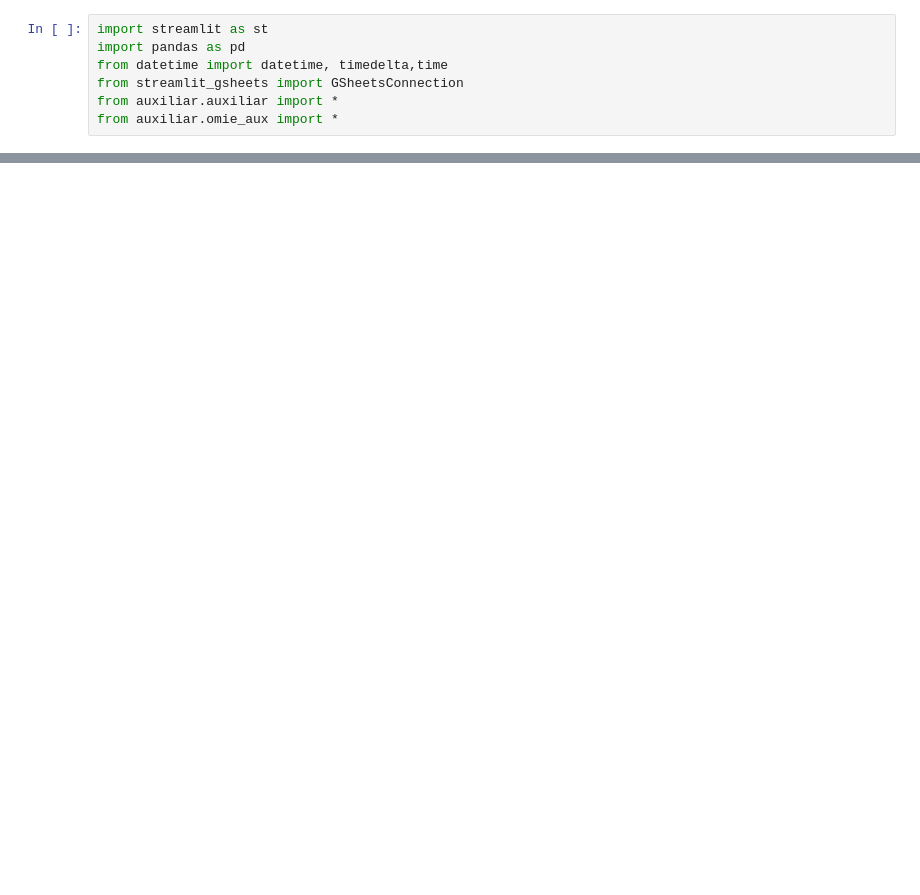
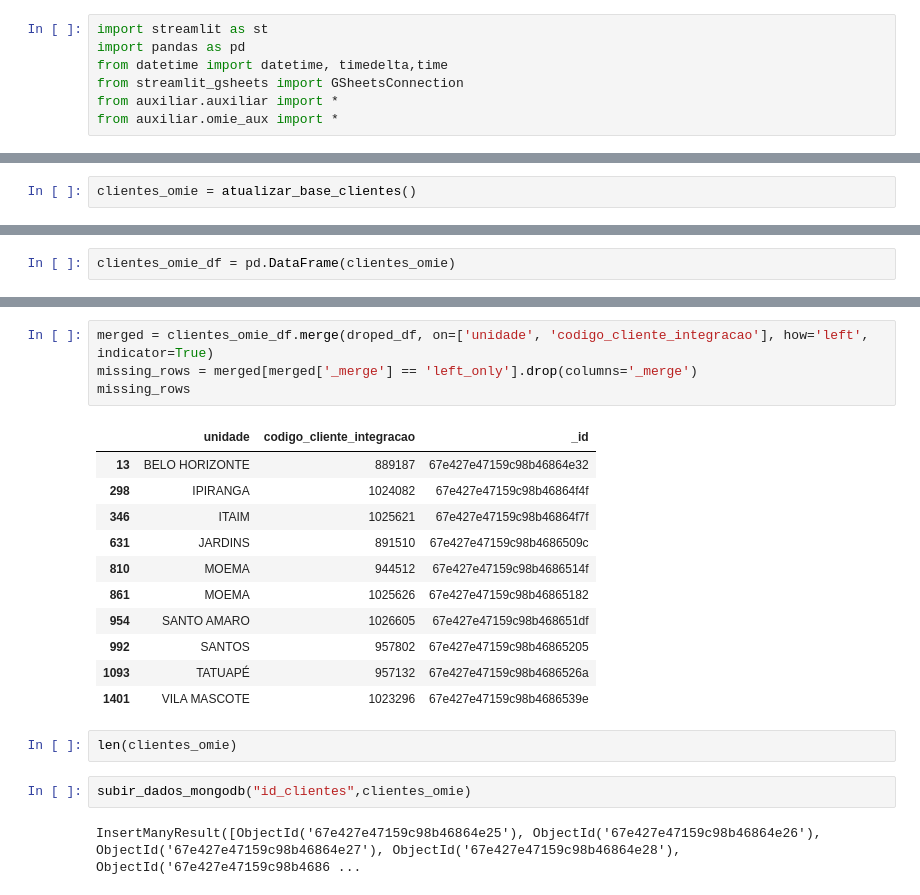
Before and after one commit to rpdentrechales/gerador_de_notas_procorpo, a Jupyter notebook: testes.ipynb, the cells around one changed output, grey strips where cells are left out. Saved outputs shown, nothing was run; the diff lists cells and outputs as text; blank space fills up the shorter version.

```diff
--- a/testes.ipynb
+++ b/testes.ipynb
@@ -46,0 +8,2 @@ dados_crm_df
+# %%
+clientes_omie = atualizar_base_clientes()
@@ -46,0 +44,2 @@ dados_crm_df
+# %%
+clientes_omie_df = pd.DataFrame(clientes_omie)
@@ -50,0 +99,22 @@ dados_crm_df.shape
+# %%
+merged = clientes_omie_df.merge(droped_df, on=['unidade', 'codigo_cliente_integracao'], how='left', indicator=True)
+missing_rows = merged[merged['_merge'] == 'left_only'].drop(columns='_merge')
+missing_rows
+# %% [output]
+|  | unidade | codigo_cliente_integracao | _id |
+| 13 | BELO HORIZONTE | 889187 | 67e427e47159c98b46864e32 |
+| 298 | IPIRANGA | 1024082 | 67e427e47159c98b46864f4f |
+| 346 | ITAIM | 1025621 | 67e427e47159c98b46864f7f |
+| 631 | JARDINS | 891510 | 67e427e47159c98b4686509c |
+| 810 | MOEMA | 944512 | 67e427e47159c98b4686514f |
+| 861 | MOEMA | 1025626 | 67e427e47159c98b46865182 |
+| 954 | SANTO AMARO | 1026605 | 67e427e47159c98b468651df |
+| 992 | SANTOS | 957802 | 67e427e47159c98b46865205 |
+| 1093 | TATUAPÉ | 957132 | 67e427e47159c98b4686526a |
+| 1401 | VILA MASCOTE | 1023296 | 67e427e47159c98b4686539e |
+# %%
+len(clientes_omie)
+# %%
+subir_dados_mongodb("id_clientes",clientes_omie)
+# %% [output]
+InsertManyResult([ObjectId('67e427e47159c98b46864e25'), ObjectId('67e427e47159c98b46864e26'), ObjectId('67e427e47159c98b46864e27'), ObjectId('67e427e47159c98b46864e28'), ObjectId('67e427e47159c98b4686 ...
```
Also changed, not shown: parts of 13 cells of this notebook, 2 other files.
